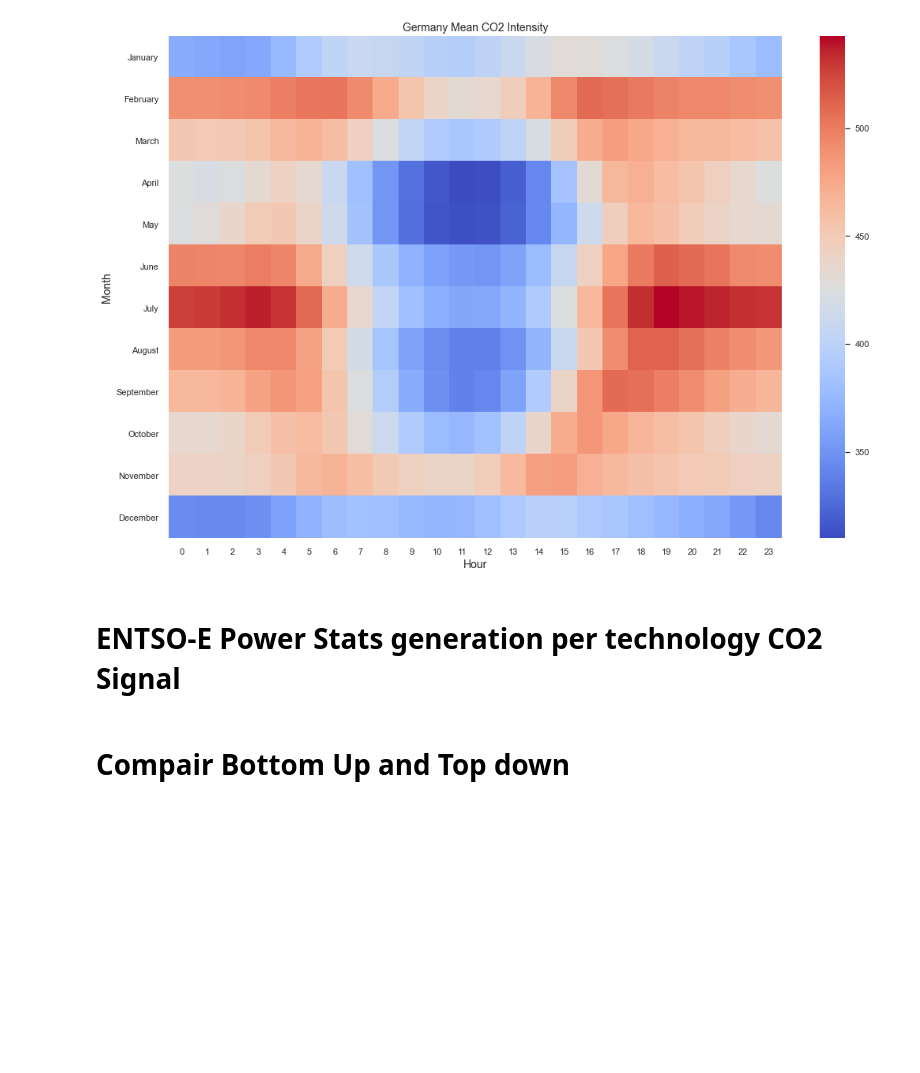
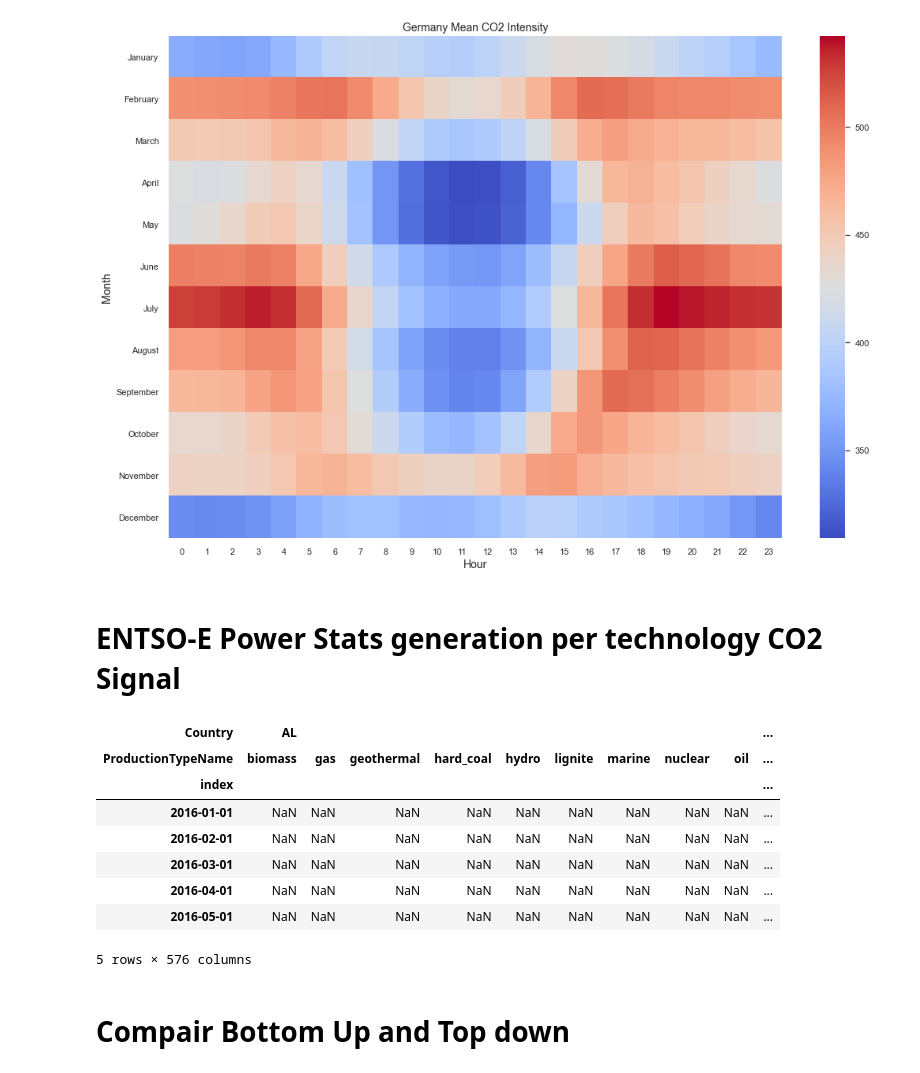
Before and after one commit to INATECH-CIG/CO2_emissions_factors, a Jupyter notebook: CO2 Signals.ipynb, the cells around one changed output. Drawn from its saved outputs; the diff is of its cells as text; code cells hidden in the pictures; blank space fills up the shorter version.

```diff
--- a/CO2 Signals.ipynb
+++ b/CO2 Signals.ipynb
@@ -816,0 +824,14 @@ def import_data_power_sta_NGC():
+# %%
+MDV = pd.read_csv(input_directory_path + '/MDV_table.csv', index_col=[0], header=[0, 1], parse_dates=True)
+# %%
+MDV.head(5)
+# %% [output]
+| Country | AL |  |  |  |  |  |  |  |  | ... |
+| ProductionTypeName | biomass | gas | geothermal | hard_coal | hydro | lignite | marine | nuclear | oil | ... |
+| index |  |  |  |  |  |  |  |  |  | ... |
+| 2016-01-01 | NaN | NaN | NaN | NaN | NaN | NaN | NaN | NaN | NaN | ... |
+| 2016-02-01 | NaN | NaN | NaN | NaN | NaN | NaN | NaN | NaN | NaN | ... |
+| 2016-03-01 | NaN | NaN | NaN | NaN | NaN | NaN | NaN | NaN | NaN | ... |
+| 2016-04-01 | NaN | NaN | NaN | NaN | NaN | NaN | NaN | NaN | NaN | ... |
+| 2016-05-01 | NaN | NaN | NaN | NaN | NaN | NaN | NaN | NaN | NaN | ... |
+5 rows × 576 columns
```
Also changed, not shown: parts of 20 cells of this notebook.
